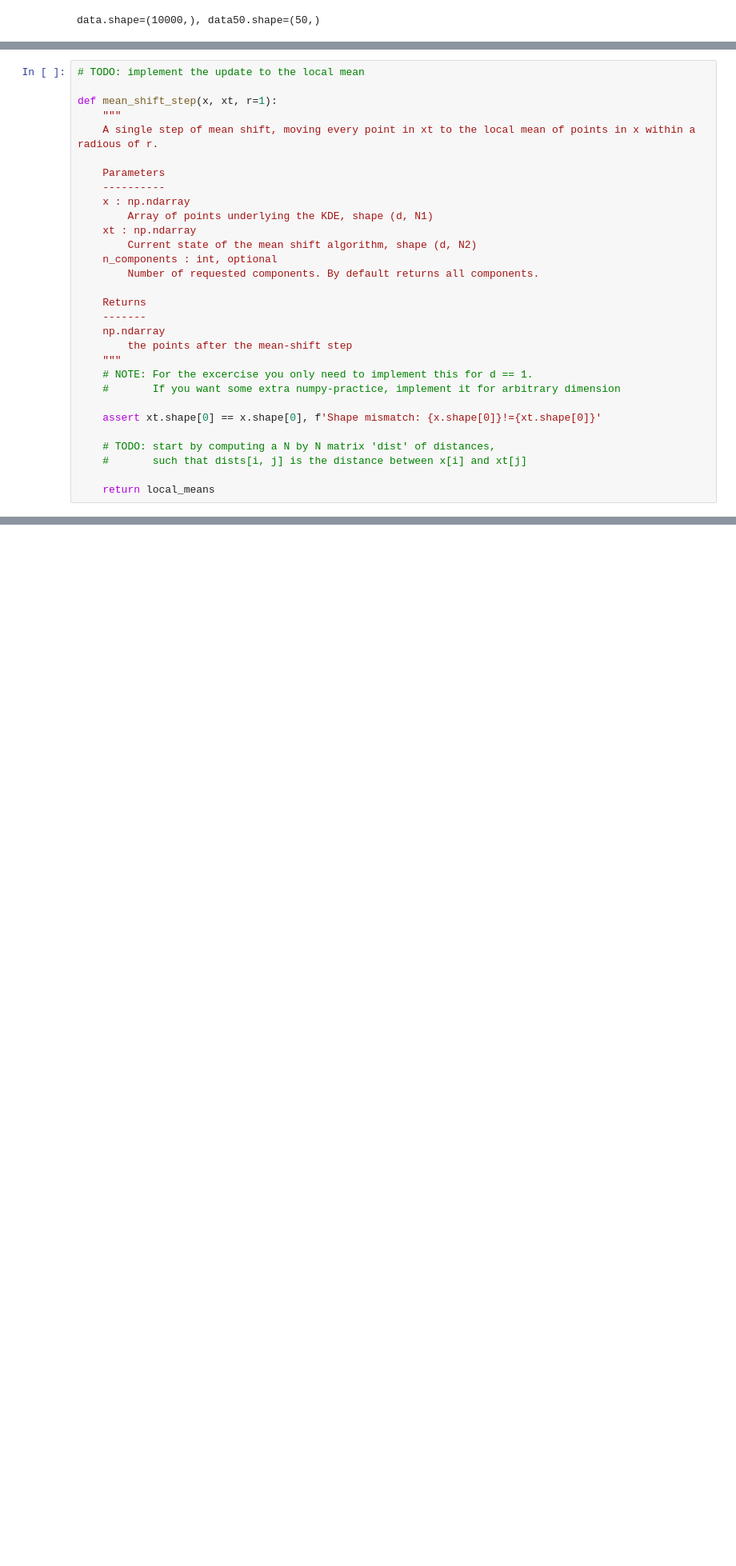
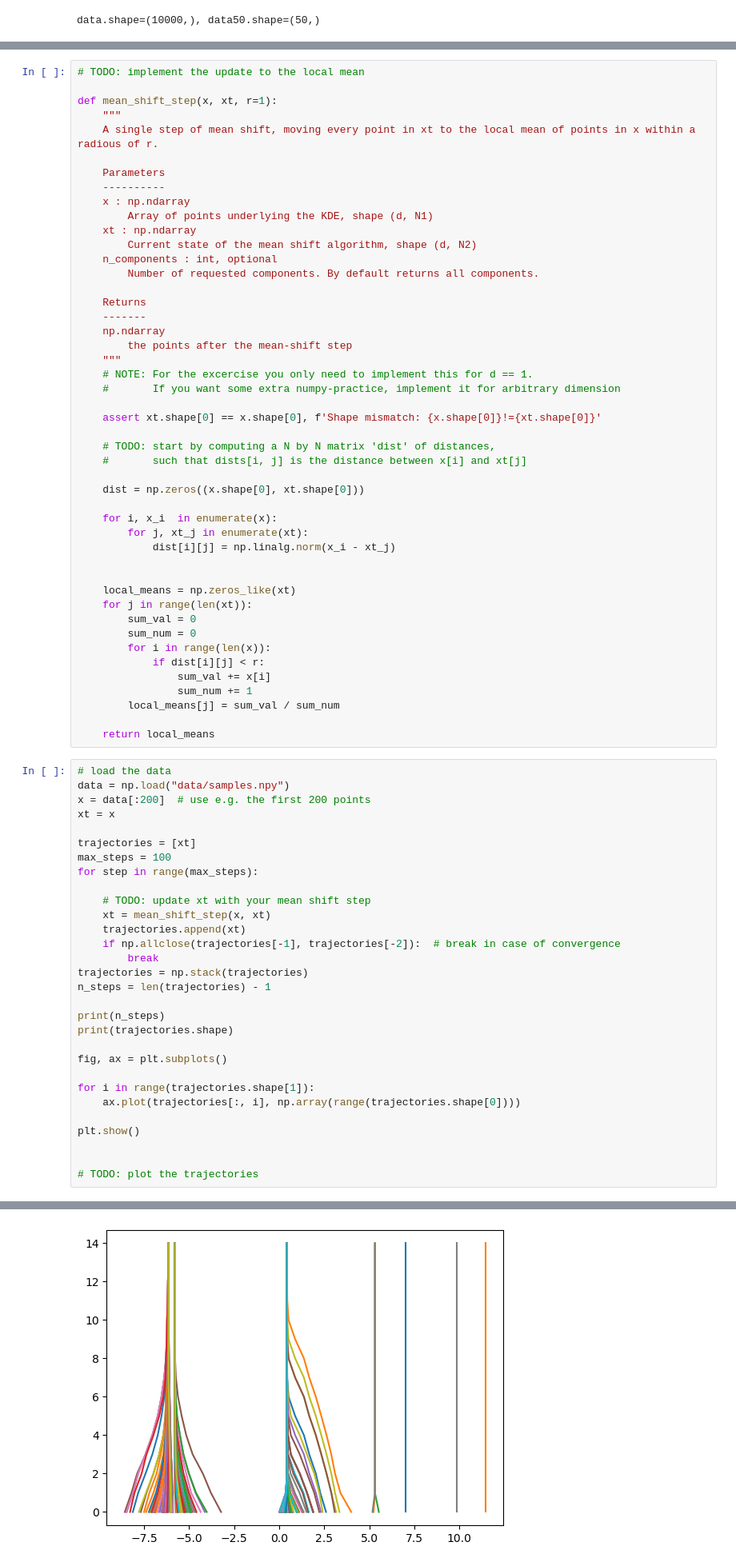
Before and after one commit to emironovich/mlph_w24, a Jupyter notebook: sheet02/sheet02.ipynb, the cells around one changed output, grey strips where cells are left out. Shown: that part at 80% size. Saved outputs shown, nothing was run; the diff lists cells and outputs as text; blank space fills up the shorter version.

Commit message:
Add code and graphs for 3b

```diff
--- a/sheet02/sheet02.ipynb
+++ b/sheet02/sheet02.ipynb
@@ -142,4 +144,52 @@ def mean_shift_step(x, xt, r=1):
     # TODO: start by computing a N by N matrix 'dist' of distances,
     #       such that dists[i, j] is the distance between x[i] and xt[j]
 
+    dist = np.zeros((x.shape[0], xt.shape[0]))
+
+    for i, x_i  in enumerate(x):
+        for j, xt_j in enumerate(xt):
+            dist[i][j] = np.linalg.norm(x_i - xt_j)
+
+
+    local_means = np.zeros_like(xt)
+    for j in range(len(xt)):
+        sum_val = 0
+        sum_num = 0
+        for i in range(len(x)):
+            if dist[i][j] < r:
+                sum_val += x[i]
+                sum_num += 1
+        local_means[j] = sum_val / sum_num
+
     return local_means
+# %%
+# load the data
+data = np.load("data/samples.npy")
+x = data[:200]  # use e.g. the first 200 points
+xt = x
+
+trajectories = [xt]
+max_steps = 100
+for step in range(max_steps):
+
+    # TODO: update xt with your mean shift step
+    xt = mean_shift_step(x, xt)
+    trajectories.append(xt)
+    if np.allclose(trajectories[-1], trajectories[-2]):  # break in case of convergence
+        break
+trajectories = np.stack(trajectories)
+n_steps = len(trajectories) - 1
+
+print(n_steps)
+print(trajectories.shape)
+
+fig, ax = plt.subplots()
+
+for i in range(trajectories.shape[1]):
+    ax.plot(trajectories[:, i], np.array(range(trajectories.shape[0])))
+
+plt.show()
+
+
+# TODO: plot the trajectories
+# %% [output]
@@ -145,0 +198 @@ def mean_shift_step(x, xt, r=1):
+[figure, added]
```
Also changed, not shown: parts of 6 cells of this notebook.
